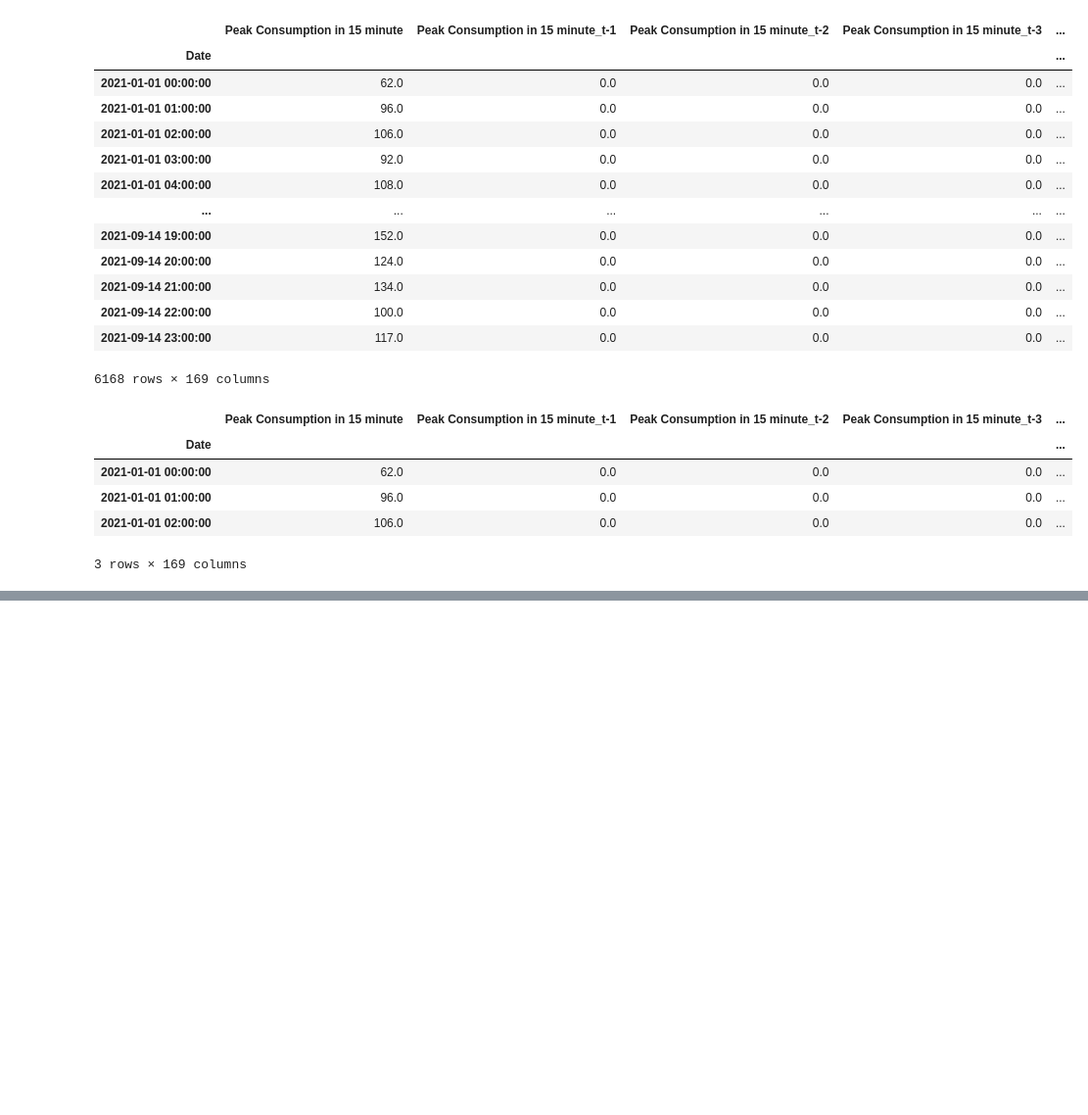
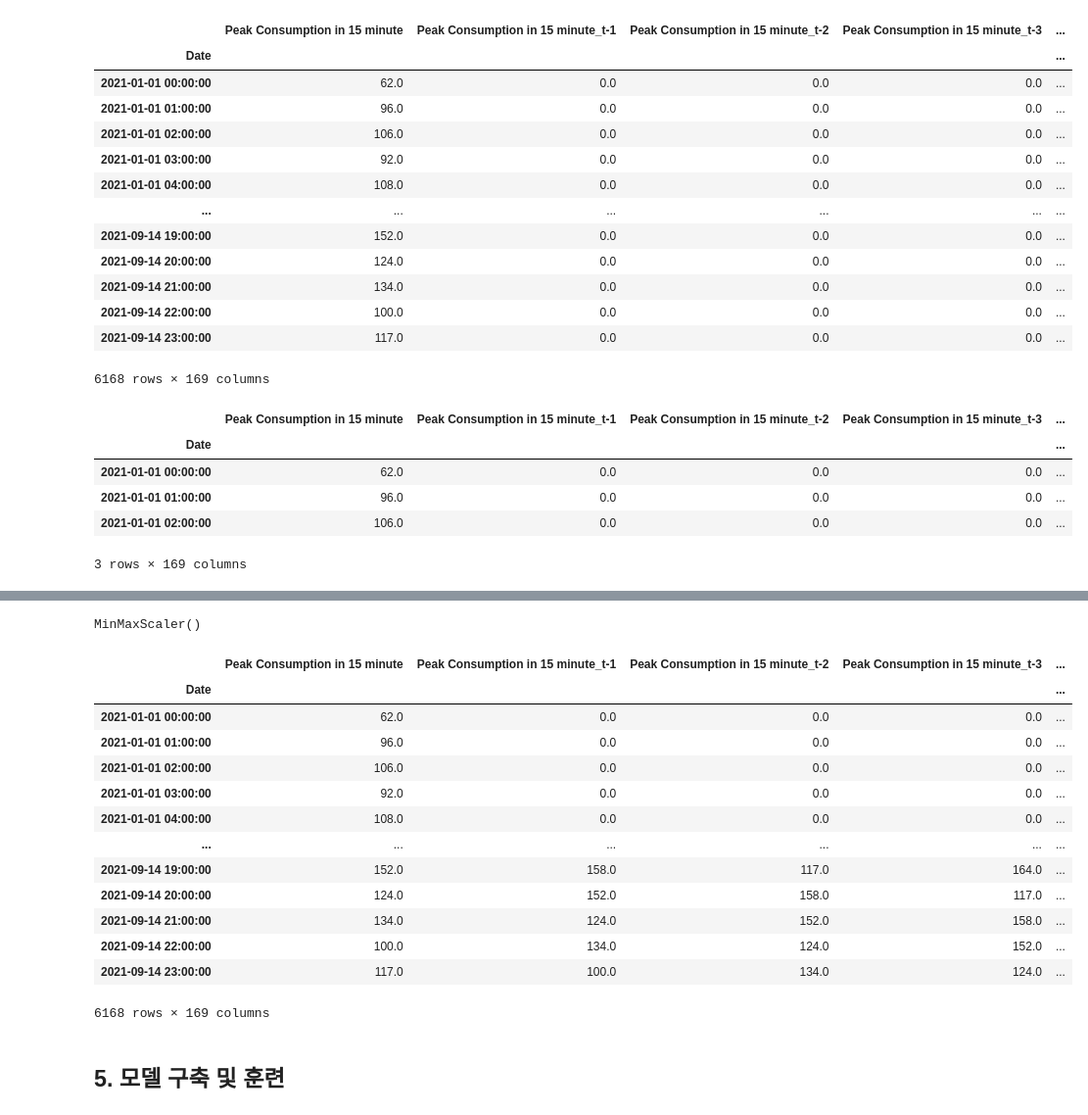
Before and after one commit to SeoHyun1024/kamp-resource-optimization-benchmark, a Jupyter notebook: notebooks/01_preprocessing.ipynb, the cells around one changed output, grey strips where cells are left out. Shown at 98% size. Cells and saved outputs as stored; diff of their text form; code cells hidden in the pictures; blank space fills up the shorter version.

```diff
--- a/notebooks/01_preprocessing.ipynb
+++ b/notebooks/01_preprocessing.ipynb
@@ -358,0 +384,4 @@ daily_data.head(3)
+# %%
+daily_data_168 = pd.read_csv('../results/daily_data_seasonality_168.csv',
+                header=0, index_col=0, parse_dates=True)
+daily_data_168.head()
@@ -358,0 +399,25 @@ daily_data.head(3)
+# %%
+from sklearn.preprocessing import MinMaxScaler
+
+scaler_168 = MinMaxScaler(feature_range=(0,1))
+scaler_168
+# %% [output]
+MinMaxScaler()
+# %%
+daily_data_sc_168 =scaler_168.fit_transform(daily_data_168)
+daily_data_168
+# %% [output]
+|  | Peak Consumption in 15 minute | Peak Consumption in 15 minute_t-1 | Peak Consumption in 15 minute_t-2 | Peak Consumption in 15 minute_t-3 | ... |
+| Date |  |  |  |  | ... |
+| 2021-01-01 00:00:00 | 62.0 | 0.0 | 0.0 | 0.0 | ... |
+| 2021-01-01 01:00:00 | 96.0 | 0.0 | 0.0 | 0.0 | ... |
+| 2021-01-01 02:00:00 | 106.0 | 0.0 | 0.0 | 0.0 | ... |
+| 2021-01-01 03:00:00 | 92.0 | 0.0 | 0.0 | 0.0 | ... |
+| 2021-01-01 04:00:00 | 108.0 | 0.0 | 0.0 | 0.0 | ... |
+| ... | ... | ... | ... | ... | ... |
+| 2021-09-14 19:00:00 | 152.0 | 158.0 | 117.0 | 164.0 | ... |
+| 2021-09-14 20:00:00 | 124.0 | 152.0 | 158.0 | 117.0 | ... |
+| 2021-09-14 21:00:00 | 134.0 | 124.0 | 152.0 | 158.0 | ... |
+| 2021-09-14 22:00:00 | 100.0 | 134.0 | 124.0 | 152.0 | ... |
+| 2021-09-14 23:00:00 | 117.0 | 100.0 | 134.0 | 124.0 | ... |
+6168 rows × 169 columns
@@ -358,0 +437,2 @@ daily_data.head(3)
+# %% [markdown]
+## 5. 모델 구축 및 훈련
```
Also changed, not shown: parts of 23 cells of this notebook, 1 other file.
